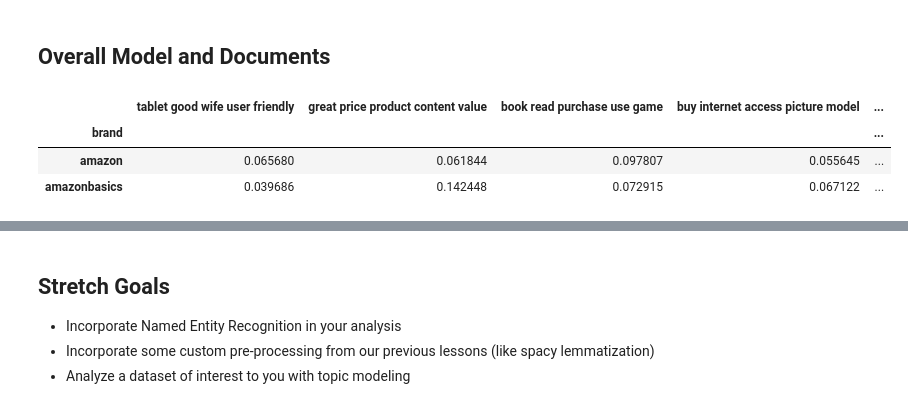
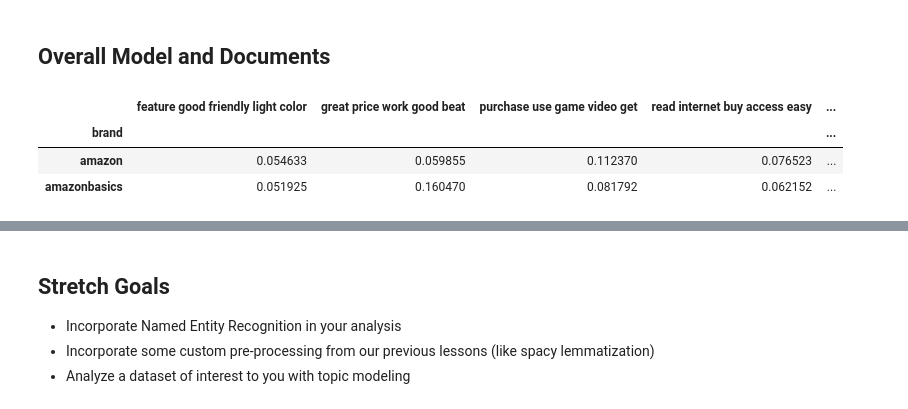
Before and after one commit to KennethTBarrett/DS-Unit-4-Sprint-1-NLP, a Jupyter notebook: module4-topic-modeling/LS_DS_414_Topic_Modeling_Assignment.ipynb, the cells around one changed output, grey strips where cells are left out. Cells and saved outputs as stored; diff of their text form; code cells hidden in the pictures.

```diff
--- a/module4-topic-modeling/LS_DS_414_Topic_Modeling_Assignment.ipynb
+++ b/module4-topic-modeling/LS_DS_414_Topic_Modeling_Assignment.ipynb
@@ -114,26 +103,27 @@ def compute_coherence_values(dictionary, corpus, limit, start=2, step=3):
     model_list : List of Models Used
     """
 
+    # Empty lists top populate. One for coherence values, one to store model list in memory for easier usage later.
     coherence_values = []
     model_list = []
 
     for num_topics in range(start, limit, step):
         model = LdaMulticore(corpus=corpus, id2word=id2word,
                              num_topics=num_topics, random_state=42,
-                             chunksize=125, workers=4)
+                             chunksize=125, workers=4)  # This is our LDA model.
 
         coherencemodel = CoherenceModel(model=model, dictionary=dictionary,
-                                            corpus=corpus, coherence='u_mass')
+                                            corpus=corpus, coherence='u_mass')  # ... And our coherence model.
 
         coherence_values.append({'num_topics': num_topics,
                                  'coherence_score': coherencemodel.get_coherence()
-                                })
-        model_list.append(model)
+                                })  # Appending the number of topics / coherence scores to determine the appropriate number of topics.
+        model_list.append(model)  # Saving model in memory because we're gonna only be doing 13 total models - shouldn't be too bad on memory.
 
-    return model_list, coherence_values
+    return model_list, coherence_values  # Here we're returning the models stored in memory + their coherence scores and number of topics.
 
 model_list, coherence_values = compute_coherence_values(dictionary=id2word, corpus=corpus,
-                                                        start=2, limit=40, step=3)
+                                                        start=2, limit=40, step=3)  # Using the function above.
 # %%
 # Print the coherence values. This will tell us the best number of topics
 
@@ -175,3 +162,8 @@ lda = model_list[4]
+# %%
+# Import
+import pyLDAvis.gensim
+
+lda = model_list[3]  # We're using this index from the model list as it is already stored in memory and we know from the code blocks above which index it is.
 # %% [markdown]
 ## Topic Distance Visualization
 # %%
@@ -198,28 +190,32 @@ topic
 # %% [markdown]
 ## Overall Model and Documents
 # %%
-distro = [lda[d] for d in corpus]
+# Here we will be making our distro updates....
+
+distro = [lda[d] for d in corpus]  # LDA[Document] for Document in our corpus.
 
 def update(doc):
-    d_dist = {k:0 for k in range(0, 12)}
-    for t in doc:
-        d_dist[t[0]] = t[1]
+    d_dist = {k:0 for k in range(0, 11)}
+    for t in doc:  # For text in doc...
+        d_dist[t[0]] = t[1] # Go through and update each entry in our distro
     return d_dist
 
-new_distro = [update(d) for d in distro]
+new_distro = [update(d) for d in distro]  # Let's use the function above to update the distro. This will be our new distro for looking at our overall model.
 # %%
 brands = df['brand'].values.tolist()  # Send brands to list.
-topic_words = [re.findall(r'"([^"]*)"',t[1]) for t in lda.print_topics()]  # Get topic words
-topics = [' '.join(t[0:5]) for t in topic_words]
+topic_words = [re.findall(r'"([^"]*)"',t[1]) for t in lda.print_topics()]  # Get topic words from lda.
+topics = [' '.join(t[0:5]) for t in topic_words]  # Join top five words for usage as topics.
 
-overall_model = pd.DataFrame.from_records(new_distro, index=brands)
-overall_model.columns = topics
+overall_model = pd.DataFrame.from_records(new_distro, index=brands)  # Defining our overall model results.
+overall_model.columns = topics  # Setting our columns to the topics
 
-overall_model['brand'] = overall_model.reset_index()['index'].tolist()
+overall_model['brand'] = overall_model.reset_index()['index'].tolist()  # Resetting our index and sending brands to list to display next.
 
-overall_model.groupby('brand').mean()
+model_means = overall_model.groupby('brand').mean()  # Getting the mean results. Assigning to variable
+
+model_means
 # %% [output]
-|  | tablet good wife user friendly | great price product content value | book read purchase use game | buy internet access picture model | ... |
+|  | feature good friendly light color | great price work good beat | purchase use game video get | read internet buy access easy | ... |
 | brand |  |  |  |  | ... |
-| amazon | 0.065680 | 0.061844 | 0.097807 | 0.055645 | ... |
-| amazonbasics | 0.039686 | 0.142448 | 0.072915 | 0.067122 | ... |
+| amazon | 0.054633 | 0.059855 | 0.112370 | 0.076523 | ... |
+| amazonbasics | 0.051925 | 0.160470 | 0.081792 | 0.062152 | ... |
```
Also changed, not shown: parts of 13 cells of this notebook.
